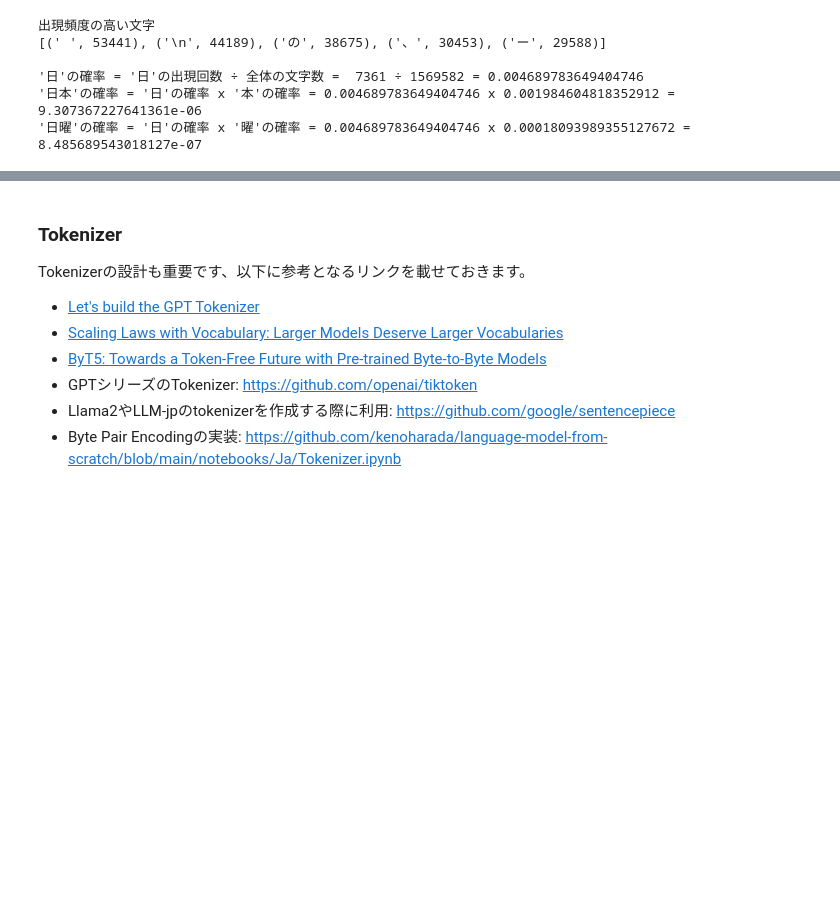
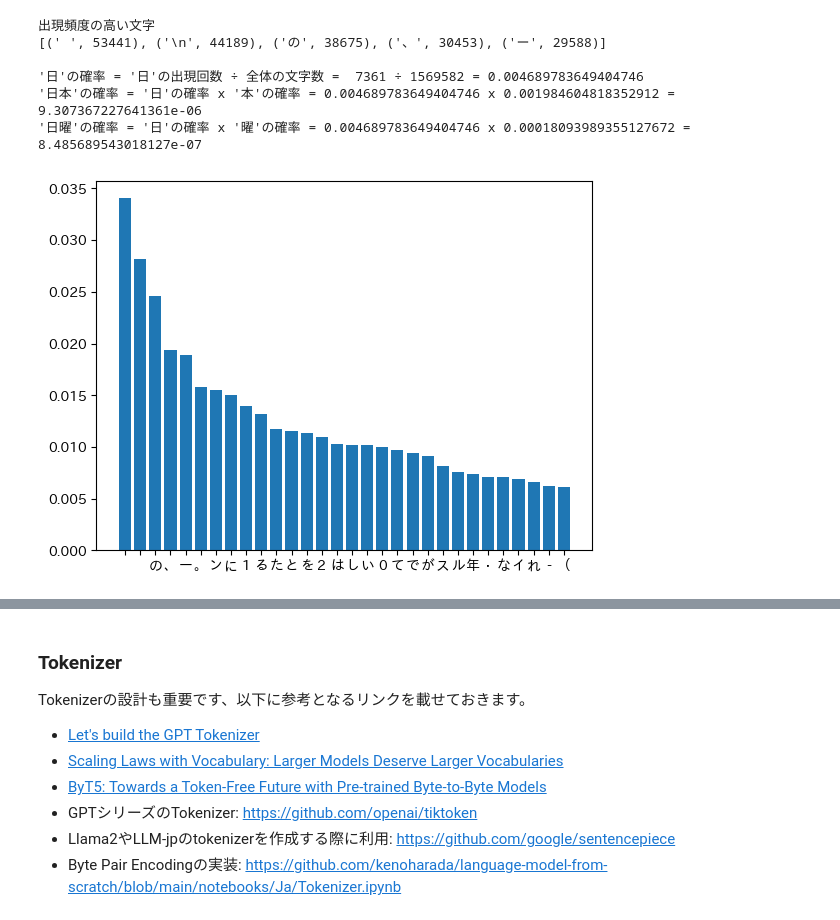
Before and after one commit to kenoharada/language-model-from-scratch, a Jupyter notebook: notebooks/Ja/Transformer Language Model.ipynb, the cells around one changed output, grey strips where cells are left out. Cells and saved outputs as stored; diff of their text form; code cells hidden in the pictures; blank space fills up the shorter version.

```diff
--- a/notebooks/Ja/Transformer Language Model.ipynb
+++ b/notebooks/Ja/Transformer Language Model.ipynb
@@ -131,3 +131,20 @@ print(f"'{ch_0 + ch_2}'の確率 = '{ch_0}'の確率 x '{ch_2}'の確率 = {char
 '日'の確率 = '日'の出現回数 ÷ 全体の文字数 =  7361 ÷ 1569582 = 0.004689783649404746
 '日本'の確率 = '日'の確率 x '本'の確率 = 0.004689783649404746 x 0.001984604818352912 = 9.307367227641361e-06
 '日曜'の確率 = '日'の確率 x '曜'の確率 = 0.004689783649404746 x 0.00018093989355127672 = 8.485689543018127e-07
+# %%
+# 出現確率の可視化
+import matplotlib.pyplot as plt
+import japanize_matplotlib
+
+total_count = sum(character_count.values())
+# 上位30文字の出現頻度を取る
+top_k = 30
+top_k_key = sorted(character_count.keys(), key = lambda k: -character_count[k])[:top_k]
+top_k_value = [character_count[k] for k in top_k_key]
+top_k_probability = [v / total_count for v in top_k_value]
+
+# x軸に文字、y軸に出現頻度を取る
+plt.bar(top_k_key, top_k_probability)
+plt.show()
+# %% [output]
+[figure, added]
```
Also changed, not shown: parts of 45 cells of this notebook.
